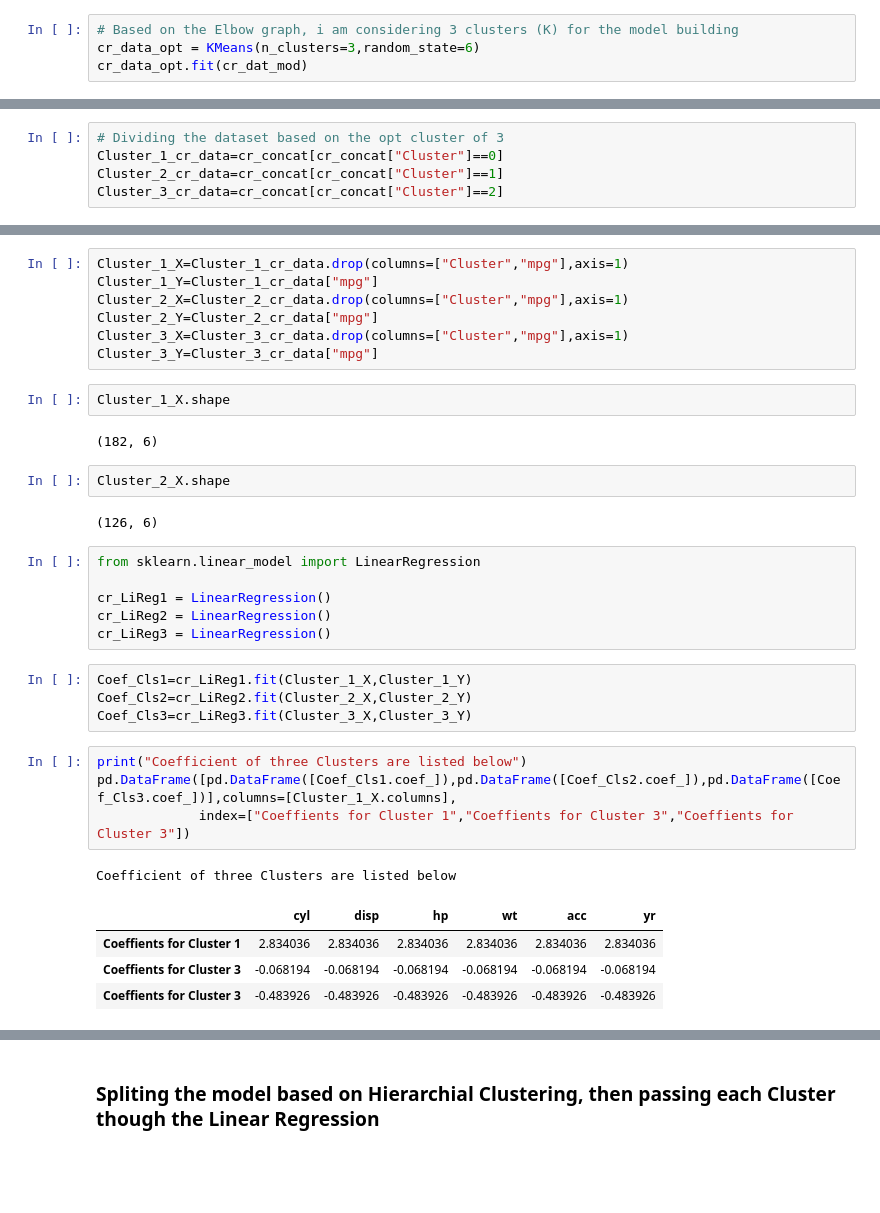
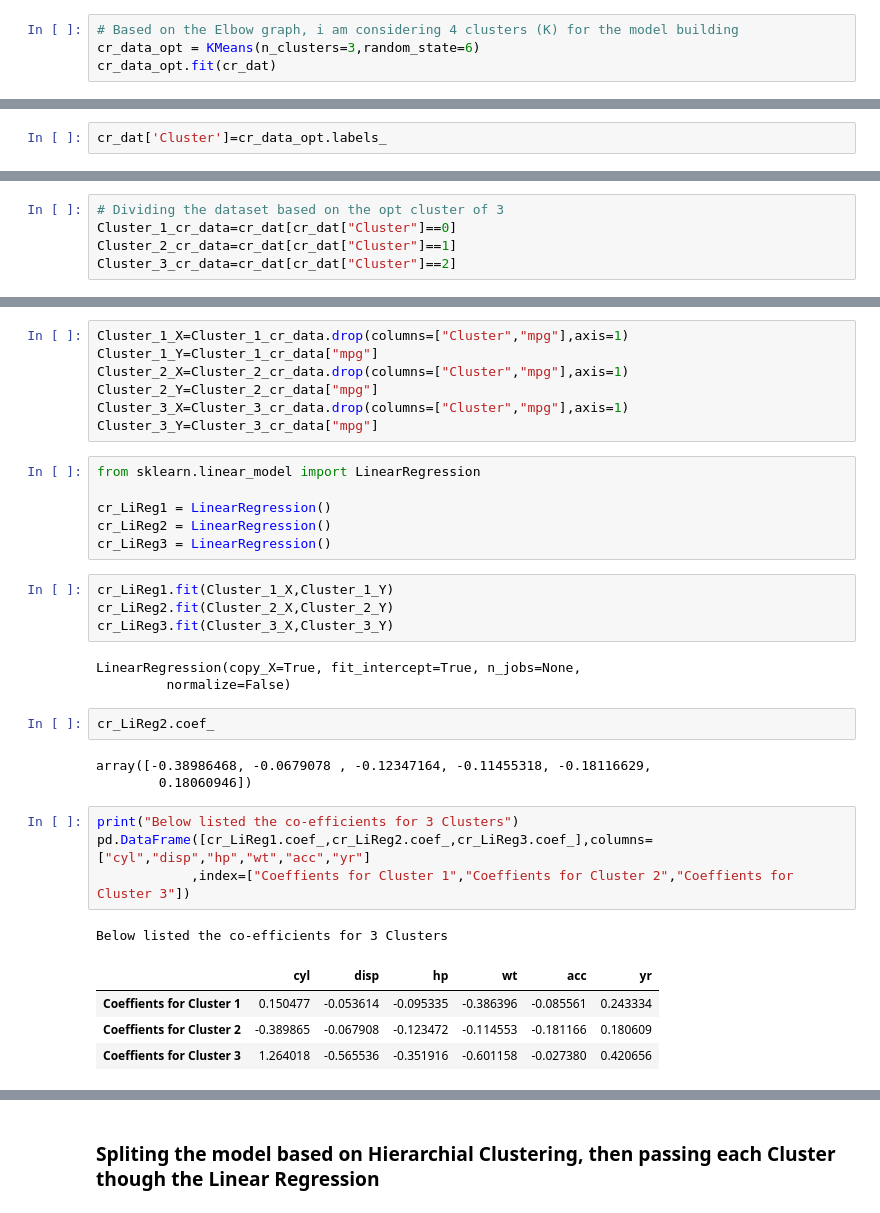
Before and after one commit to GreatLearningAIML1/aiml-ml-hyd-apr-19-batch-Manikanta2991, a Jupyter notebook: Unsupervised Learning_R4_Project1_Car mpg_Manikanta_balasubramani.ipynb, the cells around one changed output, grey strips where cells are left out. Drawn from its saved outputs; the diff is of its cells as text; blank space fills up the shorter version.

```diff
--- a/Unsupervised Learning_R4_Project1_Car mpg_Manikanta_balasubramani.ipynb
+++ b/Unsupervised Learning_R4_Project1_Car mpg_Manikanta_balasubramani.ipynb
@@ -166,7 +289,7 @@ plt.show()
 # %%
-# Based on the Elbow graph, i am considering 3 clusters (K) for the model building
+# Based on the Elbow graph, i am considering 4 clusters (K) for the model building
 cr_data_opt = KMeans(n_clusters=3,random_state=6)
-cr_data_opt.fit(cr_dat_mod)
+cr_data_opt.fit(cr_dat)
 # %% [output]
 KMeans(algorithm='auto', copy_x=True, init='k-means++', max_iter=300,
     n_clusters=3, n_init=10, n_jobs=None, precompute_distances='auto',
@@ -185 +297,3 @@ cr_concat=pd.concat([cr_dat_mod,cr_pred],axis=1)
+# %%
+cr_dat['Cluster']=cr_data_opt.labels_
 # %%
@@ -194,8 +317,8 @@ cr_concat.head()
 # %%
 # Dividing the dataset based on the opt cluster of 3
-Cluster_1_cr_data=cr_concat[cr_concat["Cluster"]==0]
-Cluster_2_cr_data=cr_concat[cr_concat["Cluster"]==1]
-Cluster_3_cr_data=cr_concat[cr_concat["Cluster"]==2]
+Cluster_1_cr_data=cr_dat[cr_dat["Cluster"]==0]
+Cluster_2_cr_data=cr_dat[cr_dat["Cluster"]==1]
+Cluster_3_cr_data=cr_dat[cr_dat["Cluster"]==2]
 # %%
 print("Cluster 1:",Cluster_1_cr_data.shape,"\nCluster 2:",Cluster_2_cr_data.shape,"\nCluster 3:",Cluster_3_cr_data.shape)
 # %% [output]
@@ -209,14 +332,6 @@ Cluster_2_X=Cluster_2_cr_data.drop(columns=["Cluster","mpg"],axis=1)
 Cluster_2_Y=Cluster_2_cr_data["mpg"]
 Cluster_3_X=Cluster_3_cr_data.drop(columns=["Cluster","mpg"],axis=1)
 Cluster_3_Y=Cluster_3_cr_data["mpg"]
-# %%
-Cluster_1_X.shape
-# %% [output]
-(182, 6)
-# %%
-Cluster_2_X.shape
-# %% [output]
-(126, 6)
 # %%
 from sklearn.linear_model import LinearRegression
 
@@ -224,17 +339,25 @@ cr_LiReg1 = LinearRegression()
 cr_LiReg2 = LinearRegression()
 cr_LiReg3 = LinearRegression()
 # %%
-Coef_Cls1=cr_LiReg1.fit(Cluster_1_X,Cluster_1_Y)
-Coef_Cls2=cr_LiReg2.fit(Cluster_2_X,Cluster_2_Y)
-Coef_Cls3=cr_LiReg3.fit(Cluster_3_X,Cluster_3_Y)
+cr_LiReg1.fit(Cluster_1_X,Cluster_1_Y)
+cr_LiReg2.fit(Cluster_2_X,Cluster_2_Y)
+cr_LiReg3.fit(Cluster_3_X,Cluster_3_Y)
+# %% [output]
+LinearRegression(copy_X=True, fit_intercept=True, n_jobs=None,
+         normalize=False)
+# %%
+cr_LiReg2.coef_
+# %% [output]
+array([-0.38986468, -0.0679078 , -0.12347164, -0.11455318, -0.18116629,
+        0.18060946])
 # %%
-print("Coefficient of three Clusters are listed below")
-pd.DataFrame([pd.DataFrame([Coef_Cls1.coef_]),pd.DataFrame([Coef_Cls2.coef_]),pd.DataFrame([Coef_Cls3.coef_])],columns=[Cluster_1_X.columns],
-             index=["Coeffients for Cluster 1","Coeffients for Cluster 3","Coeffients for Cluster 3"])
+print("Below listed the co-efficients for 3 Clusters")
+pd.DataFrame([cr_LiReg1.coef_,cr_LiReg2.coef_,cr_LiReg3.coef_],columns=["cyl","disp","hp","wt","acc","yr"]
+            ,index=["Coeffients for Cluster 1","Coeffients for Cluster 2","Coeffients for Cluster 3"])
 # %% [output]
-Coefficient of three Clusters are listed below
+Below listed the co-efficients for 3 Clusters
 |  | cyl | disp | hp | wt | acc | yr |
-| Coeffients for Cluster 1 | 2.834036 | 2.834036 | 2.834036 | 2.834036 | 2.834036 | 2.834036 |
-| Coeffients for Cluster 3 | -0.068194 | -0.068194 | -0.068194 | -0.068194 | -0.068194 | -0.068194 |
-| Coeffients for Cluster 3 | -0.483926 | -0.483926 | -0.483926 | -0.483926 | -0.483926 | -0.483926 |
+| Coeffients for Cluster 1 | 0.150477 | -0.053614 | -0.095335 | -0.386396 | -0.085561 | 0.243334 |
+| Coeffients for Cluster 2 | -0.389865 | -0.067908 | -0.123472 | -0.114553 | -0.181166 | 0.180609 |
+| Coeffients for Cluster 3 | 1.264018 | -0.565536 | -0.351916 | -0.601158 | -0.027380 | 0.420656 |
 # %%
```
Also changed, not shown: parts of 40 cells of this notebook.
